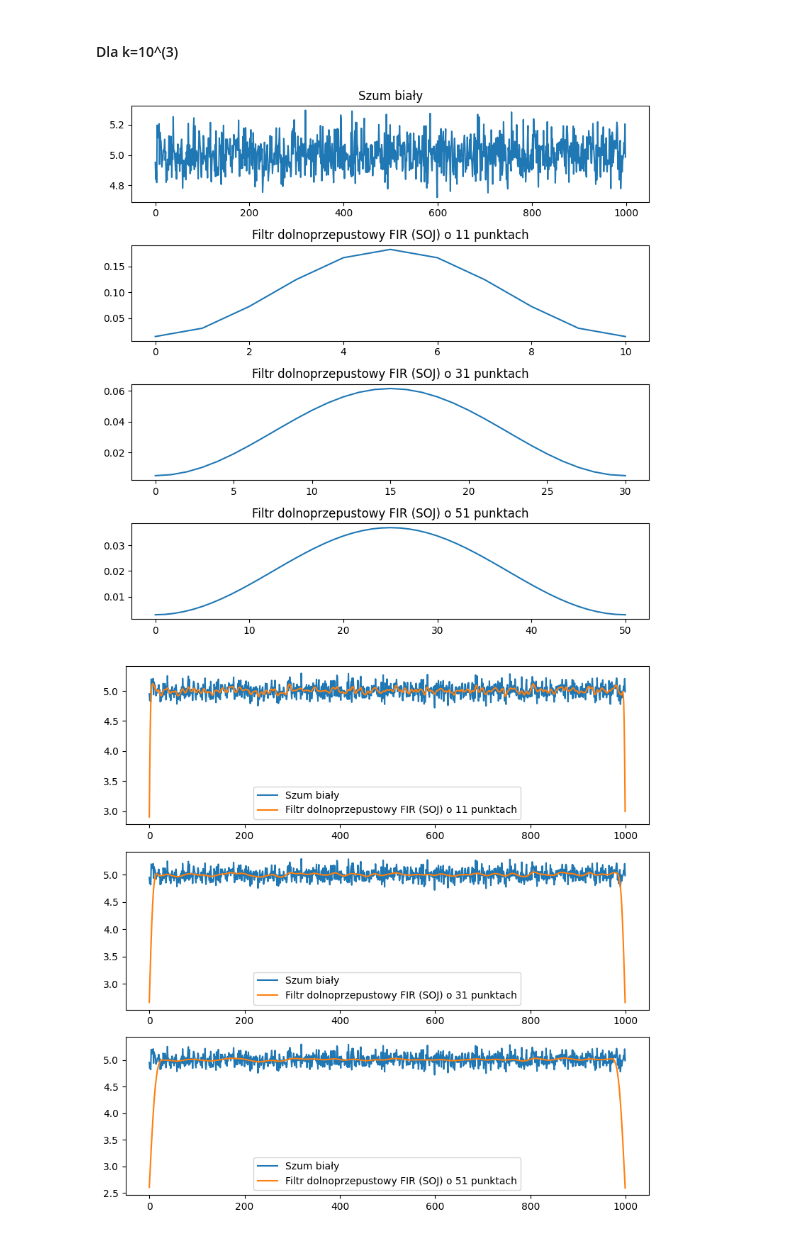
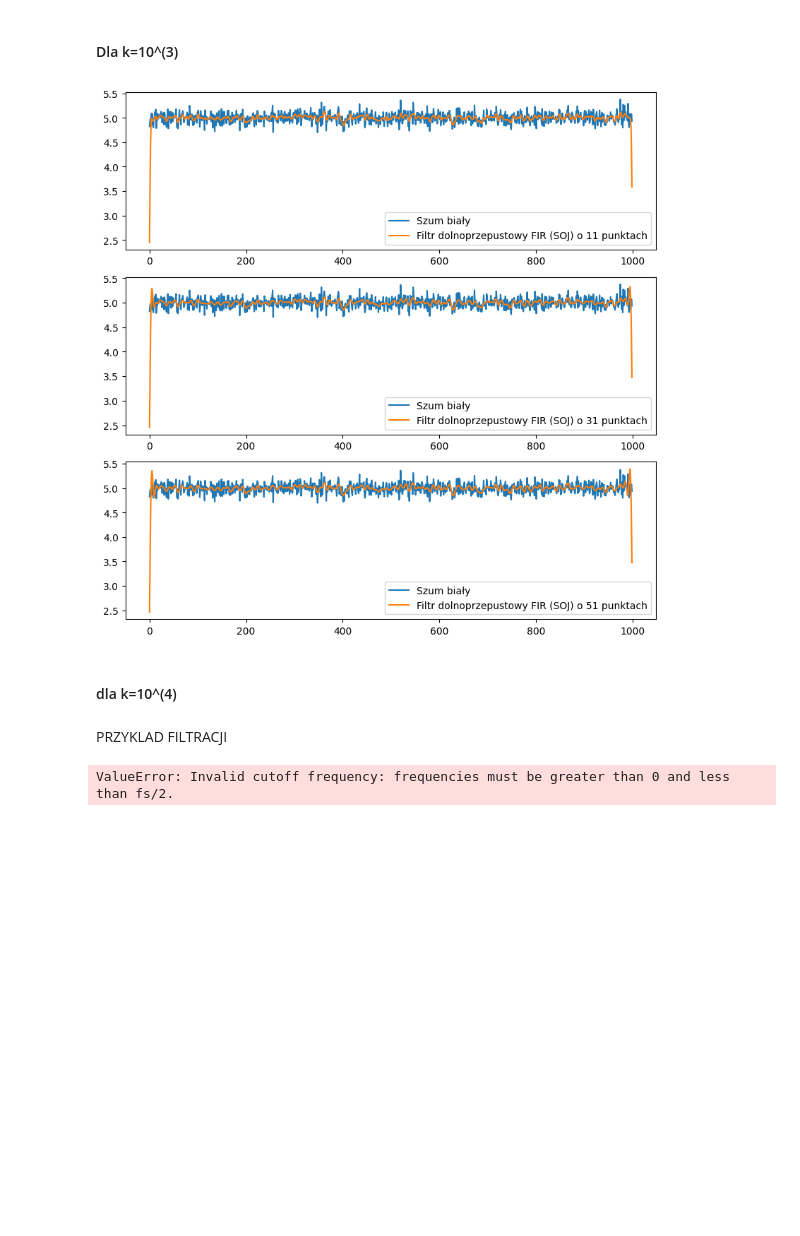
Before and after one commit to MaciejSzerwinski/Stochastic_Process, a Jupyter notebook: main.ipynb, the cells around one changed output. Cells and saved outputs as stored; diff of their text form; code cells hidden in the pictures; blank space fills up the shorter version.

```diff
--- a/main.ipynb
+++ b/main.ipynb
@@ -301,30 +301,30 @@ plt.show()
 # %%
 def filtration(samples_k_1, cutoff_param):
     # definicja filtra dolnoprzepustowego FIR (SOJ) o różnych parametrach
-    filter1 = signal.firwin(numtaps=11, cutoff=cutoff_param, window='hamming', fs=5000)
-    filter2 = signal.firwin(numtaps=31, cutoff=cutoff_param, window='hamming', fs=5000)
-    filter3 = signal.firwin(numtaps=51, cutoff=cutoff_param, window='hamming', fs=5000)
+    filter1 = signal.firwin(numtaps=11 + 1, cutoff=cutoff_param, window='hamming', fs=5000)
+    filter2 = signal.firwin(numtaps=31 + 1, cutoff=cutoff_param, window='hamming', fs=5000)
+    filter3 = signal.firwin(numtaps=51 + 1, cutoff=cutoff_param, window='hamming', fs=5000)
 
     # przeprowadzenie filtracji danych z wykorzystaniem filtrów
     filtered1 = signal.convolve(samples_k_1, filter1, mode='same')
     filtered2 = signal.convolve(samples_k_1, filter2, mode='same')
     filtered3 = signal.convolve(samples_k_1, filter3, mode='same')
 
-    fig, (ax1, ax2, ax3, ax4) = plt.subplots(4, 1, figsize=(8, 8))
+    # fig, (ax1, ax2, ax3, ax4) = plt.subplots(4, 1, figsize=(8, 8))
 
-    ax1.plot(samples_k_1)
-    ax1.set_title("Szum biały")
+    # ax1.plot(samples_k_1)
+    # ax1.set_title("Szum biały")
 
-    ax2.plot(filter1)
-    ax2.set_title("Filtr dolnoprzepustowy FIR (SOJ) o 11 punktach")
+    # ax2.plot(filter1)
+    # ax2.set_title("Filtr dolnoprzepustowy FIR (SOJ) o 11 punktach")
 
-    ax3.plot(filter2)
-    ax3.set_title("Filtr dolnoprzepustowy FIR (SOJ) o 31 punktach")
+    # ax3.plot(filter2)
+    # ax3.set_title("Filtr dolnoprzepustowy FIR (SOJ) o 31 punktach")
 
-    ax4.plot(filter3)
-    ax4.set_title("Filtr dolnoprzepustowy FIR (SOJ) o 51 punktach")
+    # ax4.plot(filter3)
+    # ax4.set_title("Filtr dolnoprzepustowy FIR (SOJ) o 51 punktach")
 
-    fig.tight_layout()
+    # fig.tight_layout()
 
     fig, (ax1, ax2, ax3) = plt.subplots(3, 1, figsize=(8, 8))
 
@@ -345,7 +345,45 @@ def filtration(samples_k_1, cutoff_param):
 # %% [markdown]
 #### Dla k=10^(3)
 # %%
-filtration(samples_k_1, 0.1)
+filtration(samples_k_1, 500)
 # %% [output]
-[figure, old version]
+[figure, new version]
-[figure, removed]
+# %% [markdown]
+#### dla k=10^(4)
+# %% [markdown]
+PRZYKLAD FILTRACJI
+# %%
+# Parametry szumu białego
+n_samples = 1000
+mean = 5.0
+std_dev = 0.1
+
+# Generowanie szumu białego
+noise = np.random.normal(mean, std_dev, n_samples)
+
+# Projektowanie filtru FIR dolnoprzepustowego
+order = 31
+cutoff_freq = 2400
+taps = signal.firwin(order + 1, cutoff_freq)
+
+# Filtracja szumu białego
+filtered_signal = np.convolve(noise, taps, mode='same')
+
+# Wykresy
+plt.figure(figsize=(10, 6))
+plt.subplot(2, 1, 1)
+plt.plot(noise, color='b', label='Szum biały')
+plt.xlabel('Czas')
+plt.ylabel('Amplituda')
+plt.legend()
+
+plt.subplot(2, 1, 2)
+plt.plot(filtered_signal, color='r', label='Sygnał po filtracji')
+plt.xlabel('Czas')
+plt.ylabel('Amplituda')
+plt.legend()
+
+plt.tight_layout()
+plt.show()
+# %% [output]
+ValueError: Invalid cutoff frequency: frequencies must be greater than 0 and less than fs/2.
```
Also changed, not shown: parts of 10 cells of this notebook.
